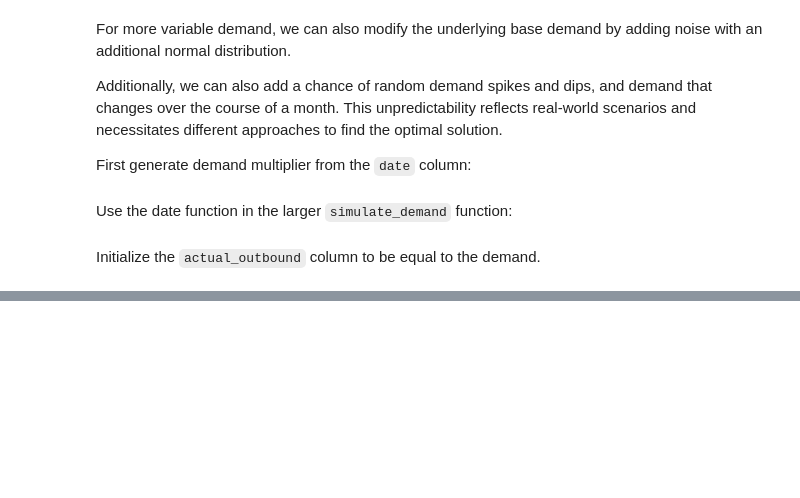
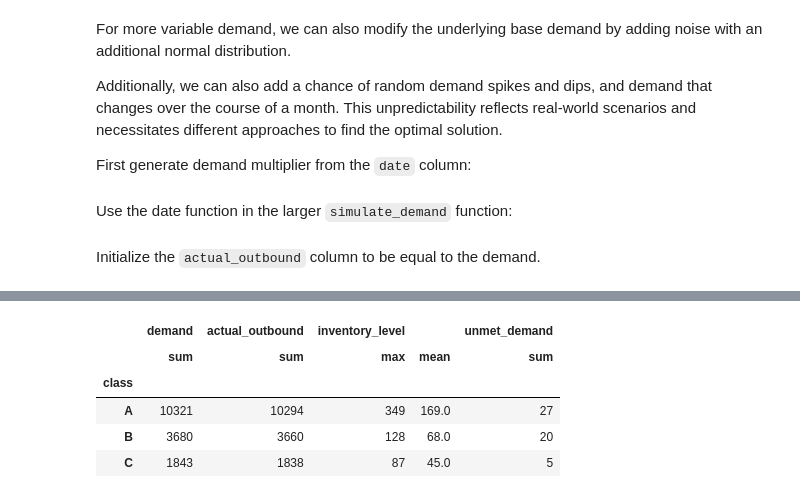
Before and after one commit to markus-pettersen/logistics-simulation, a Jupyter notebook: simulation/notebooks/01_stock_simulation.ipynb, the cells around one changed output, grey strips where cells are left out. Saved outputs shown, nothing was run; the diff lists cells and outputs as text; code cells hidden in the pictures; blank space fills up the shorter version.

```diff
--- a/simulation/notebooks/01_stock_simulation.ipynb
+++ b/simulation/notebooks/01_stock_simulation.ipynb
@@ -320,0 +342,12 @@ df_test_2.to_csv("test_2.csv", index=False)
+# %%
+short_weekly_df = df.groupby(['product_id', 'warehouse_id'], group_keys=False).apply(simulate_inventory, policy="weekly", lead_time=1)
+short_jit_df = df.groupby(['product_id', 'warehouse_id'], group_keys=False).apply(simulate_inventory, policy="JIT", lead_time=1)
+# %%
+short_weekly_df.groupby("class").agg({"demand": "sum", "actual_outbound": "sum", "inventory_level": ["max", "mean"], "unmet_demand": "sum"}).round()
+# %% [output]
+|  | demand | actual_outbound | inventory_level |  | unmet_demand |
+|  | sum | sum | max | mean | sum |
+| class |  |  |  |  |  |
+| A | 10321 | 10294 | 349 | 169.0 | 27 |
+| B | 3680 | 3660 | 128 | 68.0 | 20 |
+| C | 1843 | 1838 | 87 | 45.0 | 5 |
```
Also changed, not shown: parts of 43 cells of this notebook, 3 other files.
